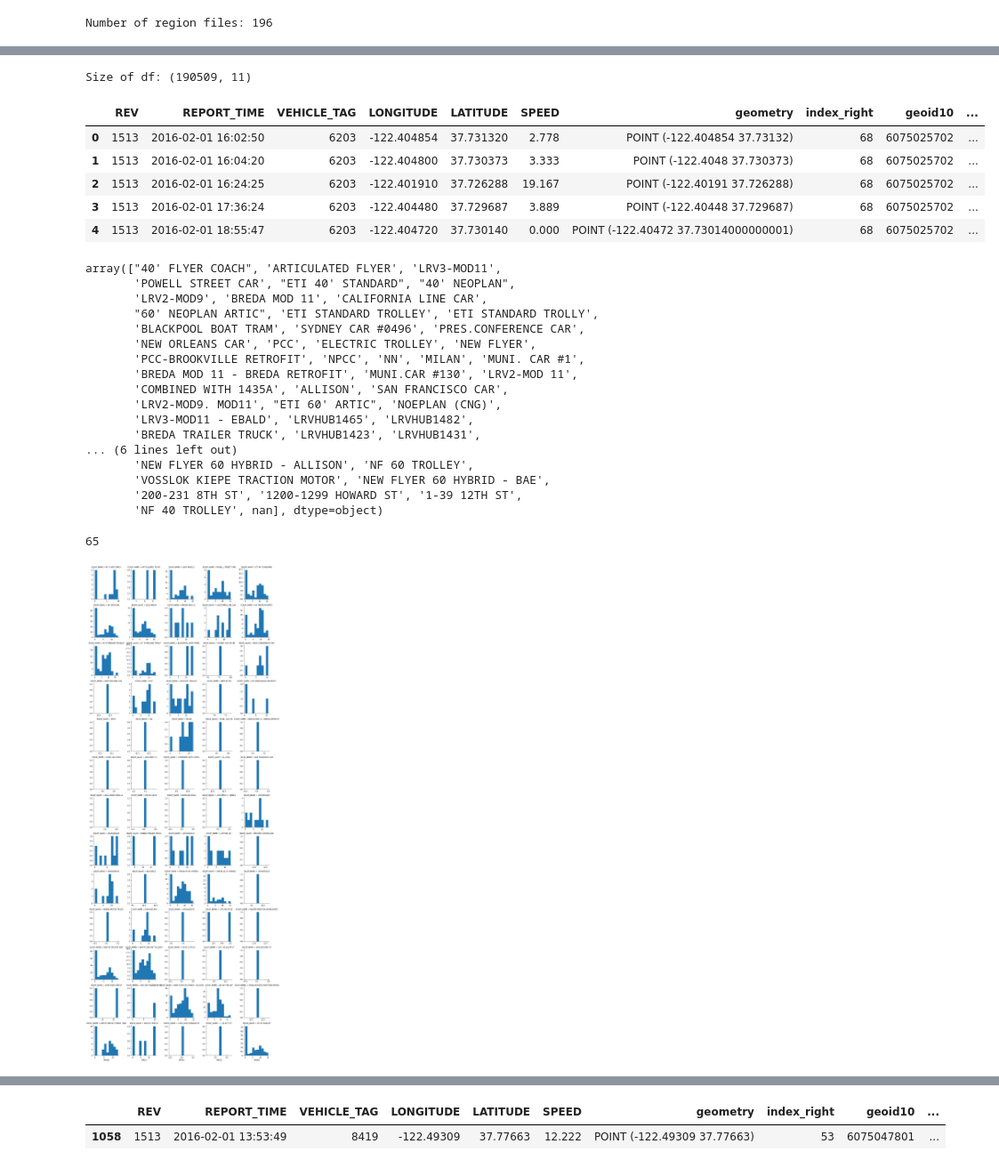
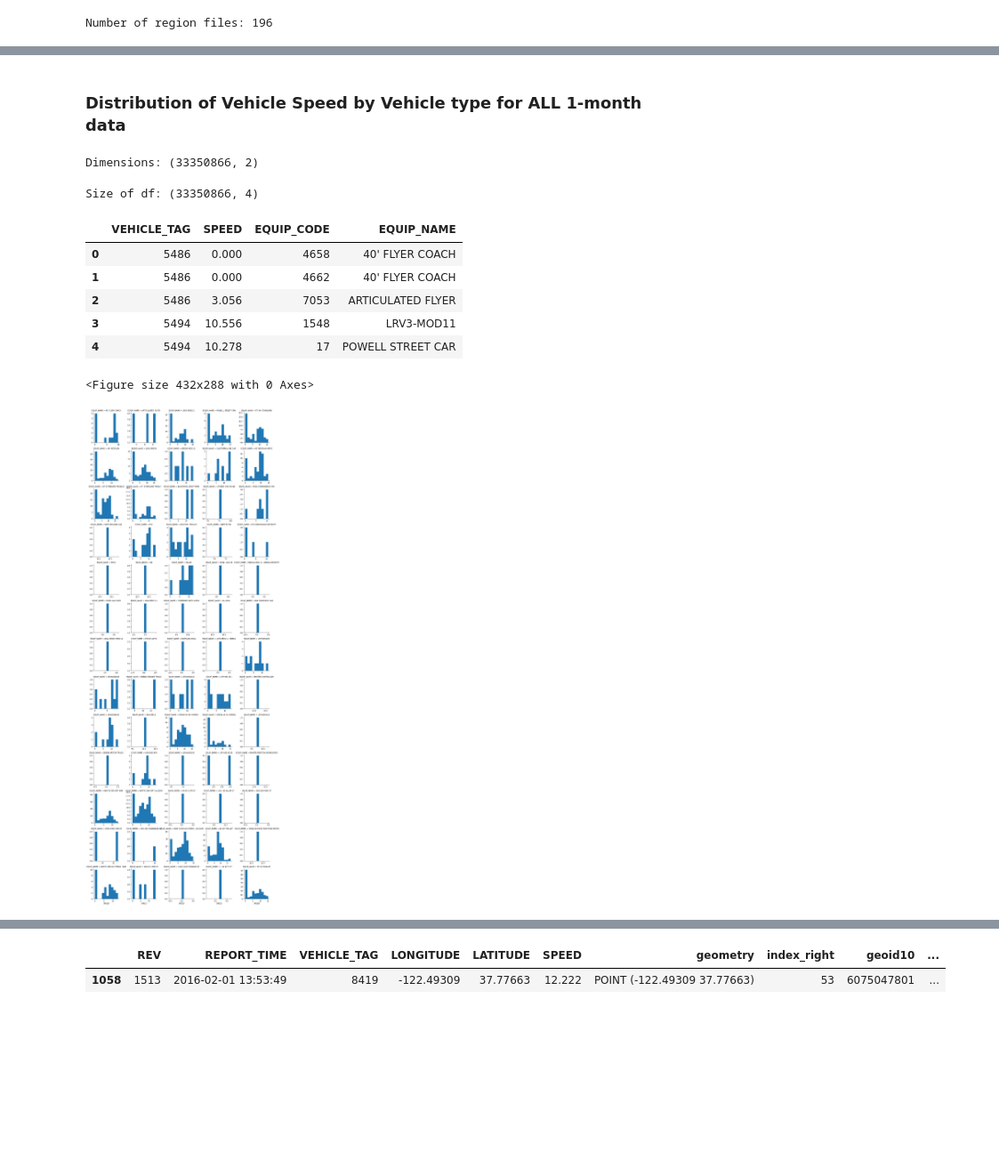
Before and after one commit to sakoki/Rushhour, a Jupyter notebook: code/playground/exploratory_analysis.ipynb, the cells around one changed output, grey strips where cells are left out. Shown at 89% size. Drawn from its saved outputs; the diff is of its cells as text; code cells hidden in the pictures; blank space fills up the shorter version.

Commit message:
Check speed by vehicle type

```diff
--- a/code/playground/exploratory_analysis.ipynb
+++ b/code/playground/exploratory_analysis.ipynb
@@ -41,5 +45,6 @@ for i, j in enumerate(data_files):
 # %%
-vehicle_types = pd.read_csv(input_dir + data_files[4], usecols=[0,1])
+# Load vehicle types
+vehicle_types = pd.read_csv(input_dir + data_files[5], usecols=[0,1])
 print("Size of df: {}".format(vehicle_types.shape))
 print("Number of unqiue v-types: {}".format(vehicle_types["EQUIP_NAME"].nunique()))
 vehicle_types.head()
@@ -58,7 +63,3 @@ print('Number of region files: {}'.format(len(os.listdir(input_dir))))
 files = os.listdir(input_dir)
 # %% [output]
 Number of region files: 196
-# %%
-sample_df = pd.read_csv(input_dir + files[50])
-print("Size of df: {}".format(sample_df.shape))
-sample_df.head()
@@ -79,46 +66,37 @@ g = sns.distplot(sample_df['SPEED'])
+# %% [markdown]
+### Distribution of Vehicle Speed by Vehicle type for ALL 1-month data
+# %%
+main_df = pd.read_csv(input_dir + files[0], usecols=['SPEED', 'VEHICLE_TAG'], dtype={'SPEED': np.float,
+                                                                                     'VEHICLE_TAG': str})
+
+for i in files[1:]:
+    sample_df = pd.read_csv(input_dir + i, usecols=['SPEED', 'VEHICLE_TAG'], dtype={'SPEED': np.float,
+                                                                                    'VEHICLE_TAG': str})
+    main_df = pd.concat([main_df, sample_df], ignore_index=True)
+# %%
+print("Dimensions: {}".format(main_df.shape))
+# %% [output]
+Dimensions: (33350866, 2)
 # %%
-sample_df_vehicle_type = sample_df.join(how='left', lsuffix='VEHICLE_TAG', rsuffix='EQUIP_CODE', other=vehicle_types)
-print("Size of df: {}".format(sample_df_vehicle_type.shape))
-sample_df_vehicle_type.head()
+main_df_vehicle_type = main_df.join(how='left', lsuffix='VEHICLE_TAG', rsuffix='EQUIP_CODE', other=vehicle_types)
+print("Size of df: {}".format(main_df_vehicle_type.shape))
+main_df_vehicle_type.head()
 # %% [output]
-Size of df: (190509, 11)
+Size of df: (33350866, 4)
-|  | REV | REPORT_TIME | VEHICLE_TAG | LONGITUDE | LATITUDE | SPEED | geometry | index_right | geoid10 | ... |
-| 0 | 1513 | 2016-02-01 16:02:50 | 6203 | -122.404854 | 37.731320 | 2.778 | POINT (-122.404854 37.73132) | 68 | 6075025702 | ... |
-| 1 | 1513 | 2016-02-01 16:04:20 | 6203 | -122.404800 | 37.730373 | 3.333 | POINT (-122.4048 37.730373) | 68 | 6075025702 | ... |
-| 2 | 1513 | 2016-02-01 16:24:25 | 6203 | -122.401910 | 37.726288 | 19.167 | POINT (-122.40191 37.726288) | 68 | 6075025702 | ... |
-| 3 | 1513 | 2016-02-01 17:36:24 | 6203 | -122.404480 | 37.729687 | 3.889 | POINT (-122.40448 37.729687) | 68 | 6075025702 | ... |
-| 4 | 1513 | 2016-02-01 18:55:47 | 6203 | -122.404720 | 37.730140 | 0.000 | POINT (-122.40472 37.73014000000001) | 68 | 6075025702 | ... |
+|  | VEHICLE_TAG | SPEED | EQUIP_CODE | EQUIP_NAME |
+| 0 | 5486 | 0.000 | 4658 | 40' FLYER COACH |
+| 1 | 5486 | 0.000 | 4662 | 40' FLYER COACH |
+| 2 | 5486 | 3.056 | 7053 | ARTICULATED FLYER |
+| 3 | 5494 | 10.556 | 1548 | LRV3-MOD11 |
+| 4 | 5494 | 10.278 | 17 | POWELL STREET CAR |
-# %%
-sample_df_vehicle_type["EQUIP_NAME"].unique()
-# %% [output]
-array(["40' FLYER COACH", 'ARTICULATED FLYER', 'LRV3-MOD11',
-       'POWELL STREET CAR', "ETI 40' STANDARD", "40' NEOPLAN",
-       'LRV2-MOD9', 'BREDA MOD 11', 'CALIFORNIA LINE CAR',
-       "60' NEOPLAN ARTIC", 'ETI STANDARD TROLLEY', 'ETI STANDARD TROLLY',
-       'BLACKPOOL BOAT TRAM', 'SYDNEY CAR #0496', 'PRES.CONFERENCE CAR',
-       'NEW ORLEANS CAR', 'PCC', 'ELECTRIC TROLLEY', 'NEW FLYER',
-       'PCC-BROOKVILLE RETROFIT', 'NPCC', 'NN', 'MILAN', 'MUNI. CAR #1',
-       'BREDA MOD 11 - BREDA RETROFIT', 'MUNI.CAR #130', 'LRV2-MOD 11',
-       'COMBINED WITH 1435A', 'ALLISON', 'SAN FRANCISCO CAR',
-       'LRV2-MOD9. MOD11', "ETI 60' ARTIC", 'NOEPLAN (CNG)',
-       'LRV3-MOD11 - EBALD', 'LRVHUB1465', 'LRVHUB1482',
-       'BREDA TRAILER TRUCK', 'LRVHUB1423', 'LRVHUB1431',
-... (6 lines left out)
-       'NEW FLYER 60 HYBRID - ALLISON', 'NF 60 TROLLEY',
-       'VOSSLOK KIEPE TRACTION MOTOR', 'NEW FLYER 60 HYBRID - BAE',
-       '200-231 8TH ST', '1200-1299 HOWARD ST', '1-39 12TH ST',
-       'NF 40 TROLLEY', nan], dtype=object)
-# %%
-# Total number of unique vehicles
-sample_df_vehicle_type["EQUIP_NAME"].nunique()
-# %% [output]
-65
 # %%
-# # 6075047801 - index 0
-# g = sns.FacetGrid(sample_df_vehicle_type, col="EQUIP_NAME", col_wrap=5, sharey=False, sharex=False)
-# g = g.map(plt.hist, "SPEED")
-# g.savefig('../../output/region6075047801.png')
+# 6075047801 - index 0
+plt.figure(1)
+g = sns.FacetGrid(main_df_vehicle_type, col="EQUIP_NAME", col_wrap=5, sharey=False, sharex=False)
+g = g.map(plt.hist, "SPEED")
+g.savefig('../../output/all_region_speed_by_vehicle_type.png')
 # %% [output]
+<Figure size 432x288 with 0 Axes>
 [figure]
 # %%
 # 6075012800 - index 1
```
Also changed, not shown: parts of 4 cells of this notebook.
